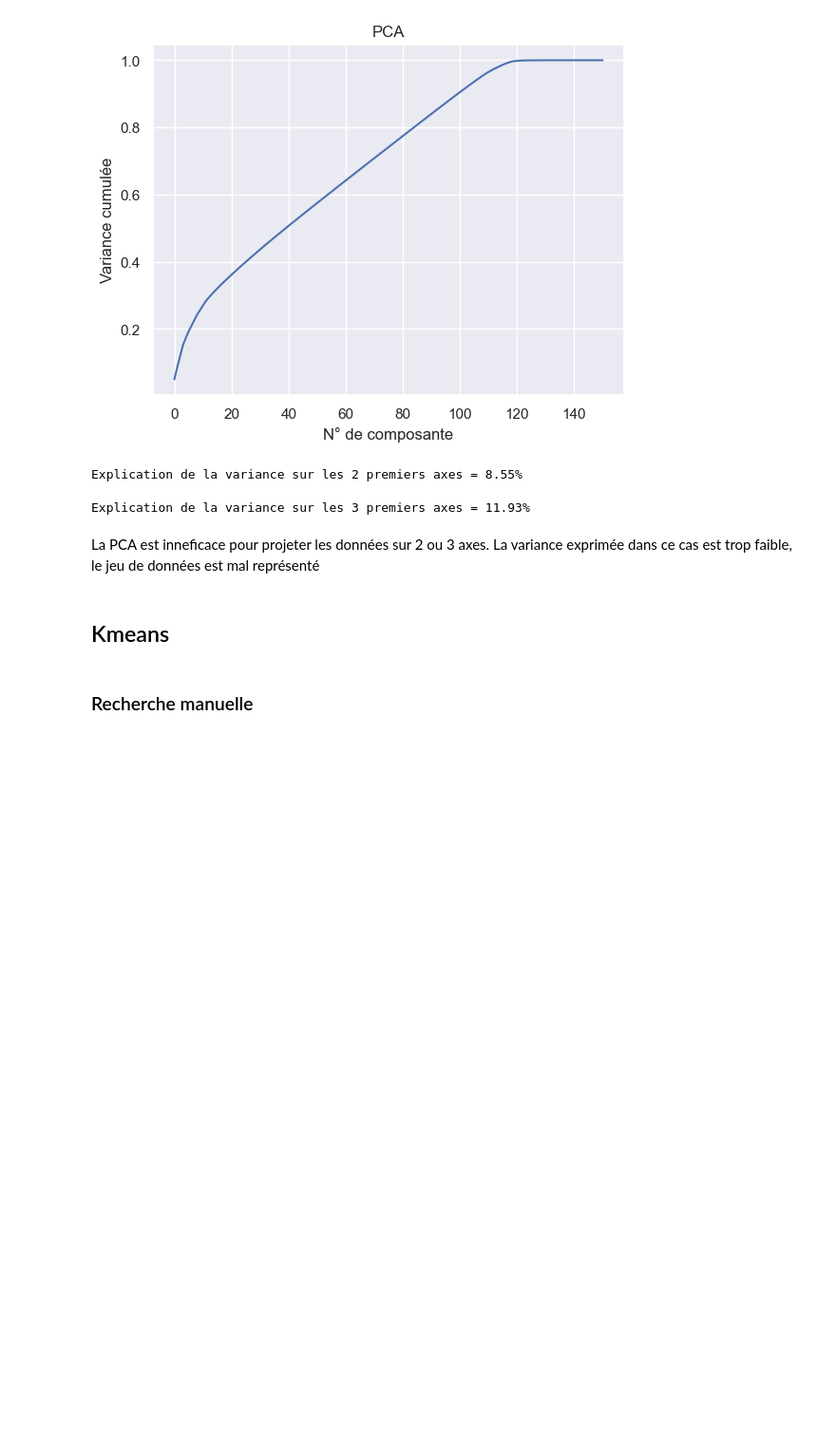
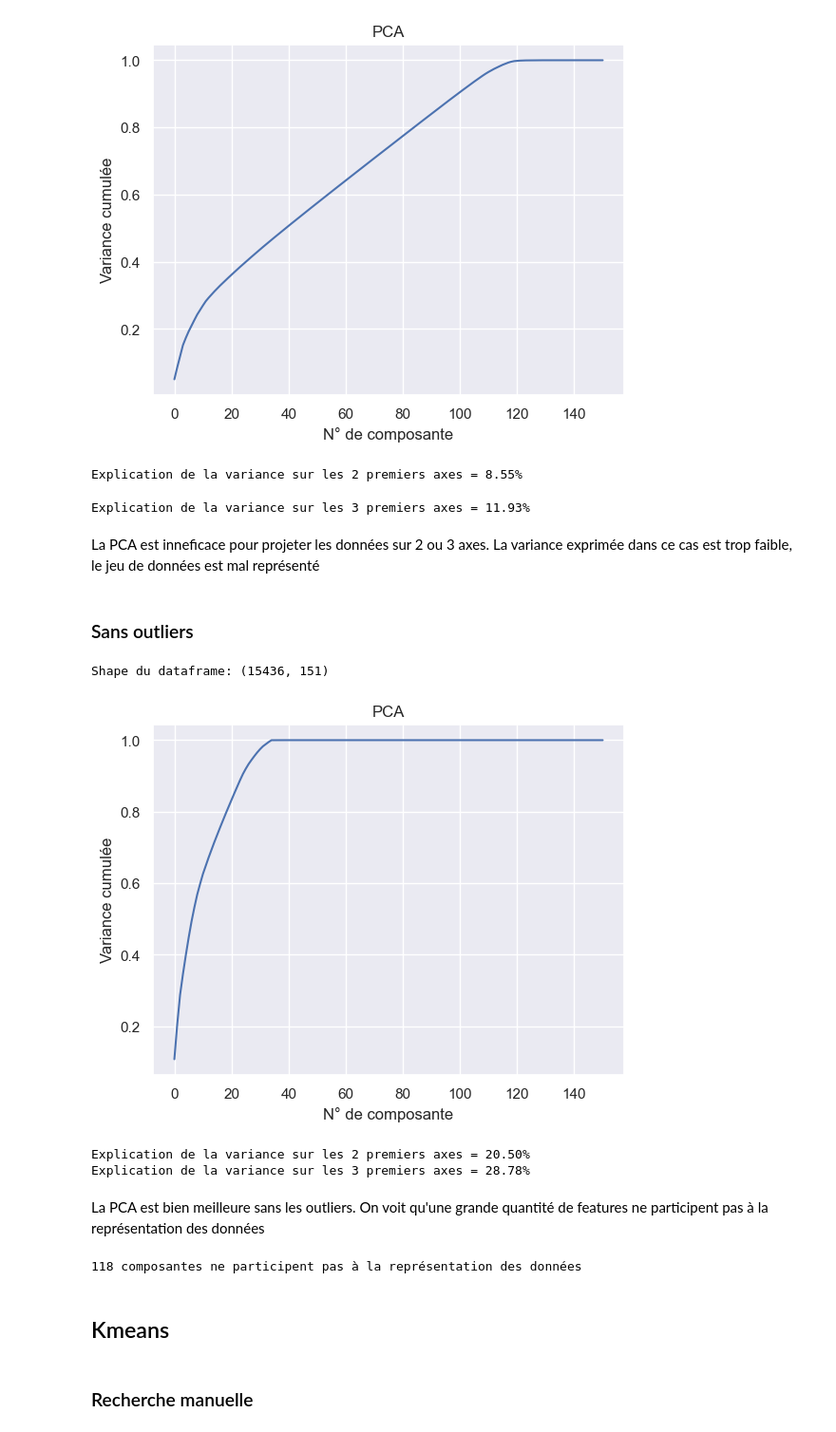
Before and after one commit to CODEheures/oc-ingenieur-ia, a Jupyter notebook: p5/Projet/p5_2-essais.ipynb, the cells around one changed output. Shown at 95% size. Cells and saved outputs as stored; diff of their text form; code cells hidden in the pictures; blank space fills up the shorter version.

```diff
--- a/p5/Projet/p5_2-essais.ipynb
+++ b/p5/Projet/p5_2-essais.ipynb
@@ -109,6 +116,49 @@ print(f'Explication de la variance sur les 3 premiers axes = {(PCA.explained_var
 Explication de la variance sur les 3 premiers axes = 11.93%
 # %% [markdown]
 La PCA est inneficace pour projeter les données sur 2 ou 3 axes. La variance exprimée dans ce cas est trop faible, le jeu de données est mal représenté
+# %% [markdown]
+### Sans outliers
+# %%
+def acp(df: pd.DataFrame, no_flyers = False):
+    df_pca = df.select_dtypes(['number'])
+    if no_flyers:
+        df_pca = df_pca[(np.abs(stats.zscore(df_pca)) < 3).all(axis=1)]
+
+    print(f'Shape du dataframe: {df_pca.shape}')
+
+    df_pca = scale(df_pca, False)
+
+    pca_columns = df_pca.columns.to_list()
+
+    PCA = decomposition.PCA(n_components=df_pca.shape[1])
+    PCA.fit(df_pca.values)
+
+    fig = plt.figure()
+    pd.Series(PCA.explained_variance_ratio_).cumsum().plot()
+    plt.title('PCA')
+    plt.xlabel('N° de composante')
+    plt.ylabel('Variance cumulée')
+    plt.show()
+
+    print(f'Explication de la variance sur les 2 premiers axes = {(PCA.explained_variance_ratio_[0] + PCA.explained_variance_ratio_[1])*100:.2f}%')
+    print(f'Explication de la variance sur les 3 premiers axes = {(PCA.explained_variance_ratio_[0] + PCA.explained_variance_ratio_[1] + PCA.explained_variance_ratio_[2])*100:.2f}%')
+
+    return PCA, pca_columns
+# %%
+PCA_no_flyers, PCA_no_flyers_columns = acp(df, True)
+# %% [output]
+Shape du dataframe: (15436, 151)
+[figure, added]
+Explication de la variance sur les 2 premiers axes = 20.50%
+Explication de la variance sur les 3 premiers axes = 28.78%
+# %% [markdown]
+La PCA est bien meilleure sans les outliers. On voit qu'une grande quantité de features ne participent pas à la représentation des données
+# %%
+serie = pd.Series(PCA_no_flyers.explained_variance_ratio_).cumsum()
+nb_bad = serie[serie > 0.99].shape[0]
+print(f'{nb_bad} composantes ne participent pas à la représentation des données')
+# %% [output]
+118 composantes ne participent pas à la représentation des données
 # %% [markdown]
 ## Kmeans
 # %% [markdown]
```
Also changed, not shown: parts of 29 cells of this notebook, 1 other file.
